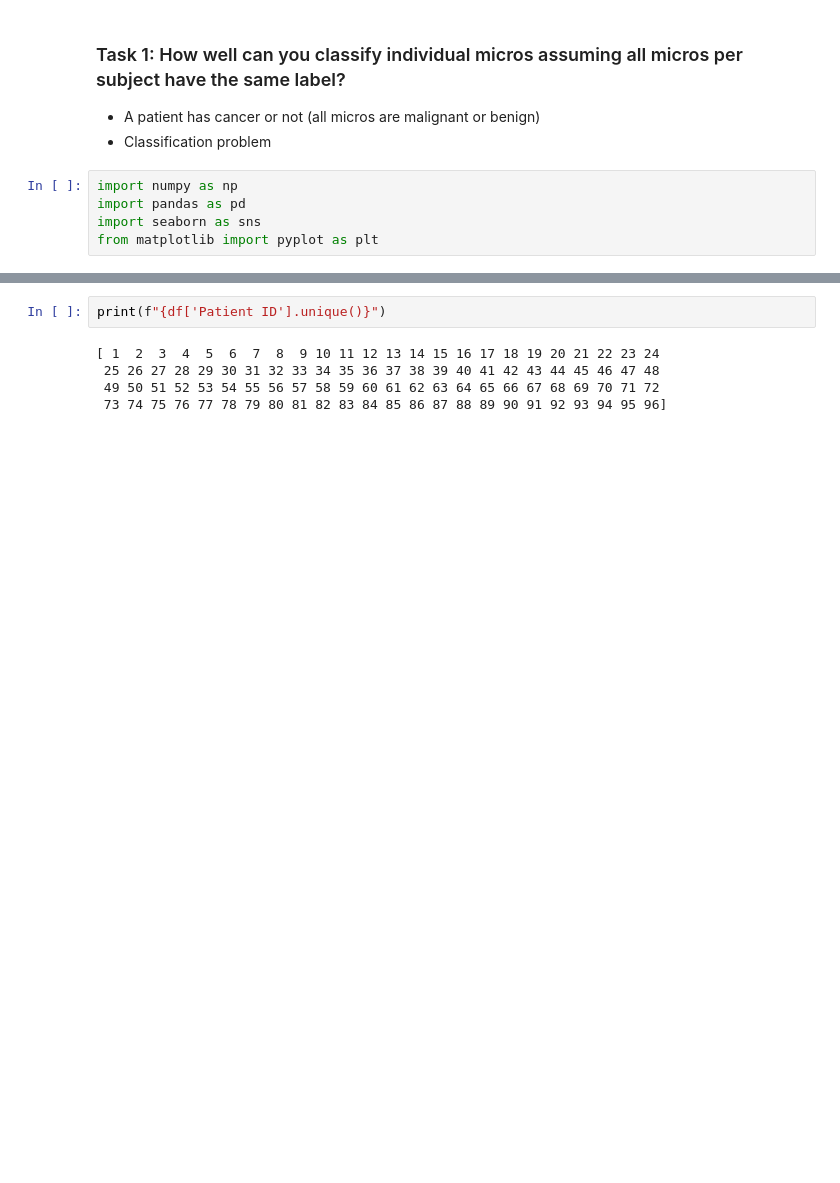
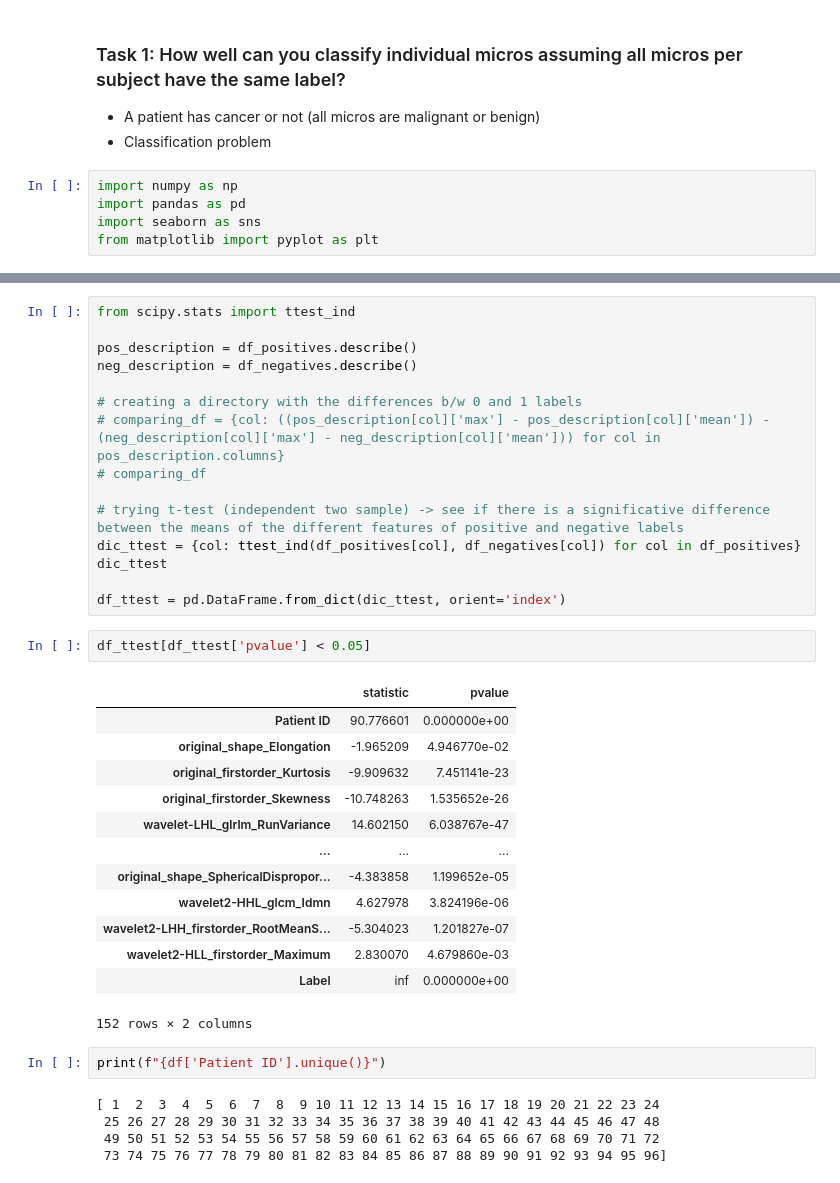
Before and after one commit to cesarz10/Techniques-of-AI, a Jupyter notebook: Project/breast_cancer.ipynb, the cells around one changed output, grey strips where cells are left out. Cells and saved outputs as stored; diff of their text form; blank space fills up the shorter version.

Commit message:
It's impossible that every single feature has a p-value < 0.05 for the t-test. Weird, will look into it

```diff
--- a/Project/breast_cancer.ipynb
+++ b/Project/breast_cancer.ipynb
@@ -47,3 +44,34 @@ df.describe()
+# %%
+from scipy.stats import ttest_ind
+
+pos_description = df_positives.describe()
+neg_description = df_negatives.describe()
+
+# creating a directory with the differences b/w 0 and 1 labels
+# comparing_df = {col: ((pos_description[col]['max'] - pos_description[col]['mean']) - (neg_description[col]['max'] - neg_description[col]['mean'])) for col in pos_description.columns}
+# comparing_df
+
+# trying t-test (independent two sample) -> see if there is a significative difference between the means of the different features of positive and negative labels
+dic_ttest = {col: ttest_ind(df_positives[col], df_negatives[col]) for col in df_positives}
+dic_ttest
+
+df_ttest = pd.DataFrame.from_dict(dic_ttest, orient='index')
+# %%
+df_ttest[df_ttest['pvalue'] < 0.05]
+# %% [output]
+|  | statistic | pvalue |
+| Patient ID | 90.776601 | 0.000000e+00 |
+| original_shape_Elongation | -1.965209 | 4.946770e-02 |
+| original_firstorder_Kurtosis | -9.909632 | 7.451141e-23 |
+| original_firstorder_Skewness | -10.748263 | 1.535652e-26 |
+| wavelet-LHL_glrlm_RunVariance | 14.602150 | 6.038767e-47 |
+| ... | ... | ... |
+| original_shape_SphericalDispropor... | -4.383858 | 1.199652e-05 |
+| wavelet2-HHL_glcm_Idmn | 4.627978 | 3.824196e-06 |
+| wavelet2-LHH_firstorder_RootMeanS... | -5.304023 | 1.201827e-07 |
+| wavelet2-HLL_firstorder_Maximum | 2.830070 | 4.679860e-03 |
+| Label | inf | 0.000000e+00 |
+152 rows × 2 columns
 # %%
 print(f"{df['Patient ID'].unique()}")
 # %% [output]
```
Also changed, not shown: parts of 3 cells of this notebook.
